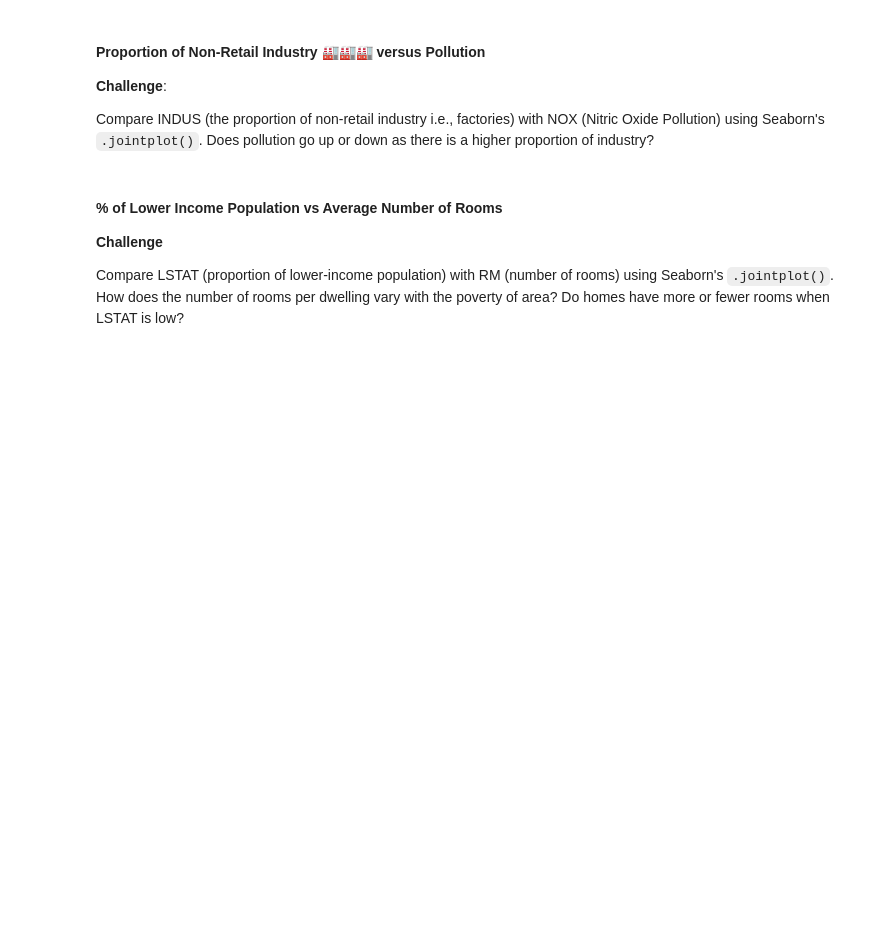
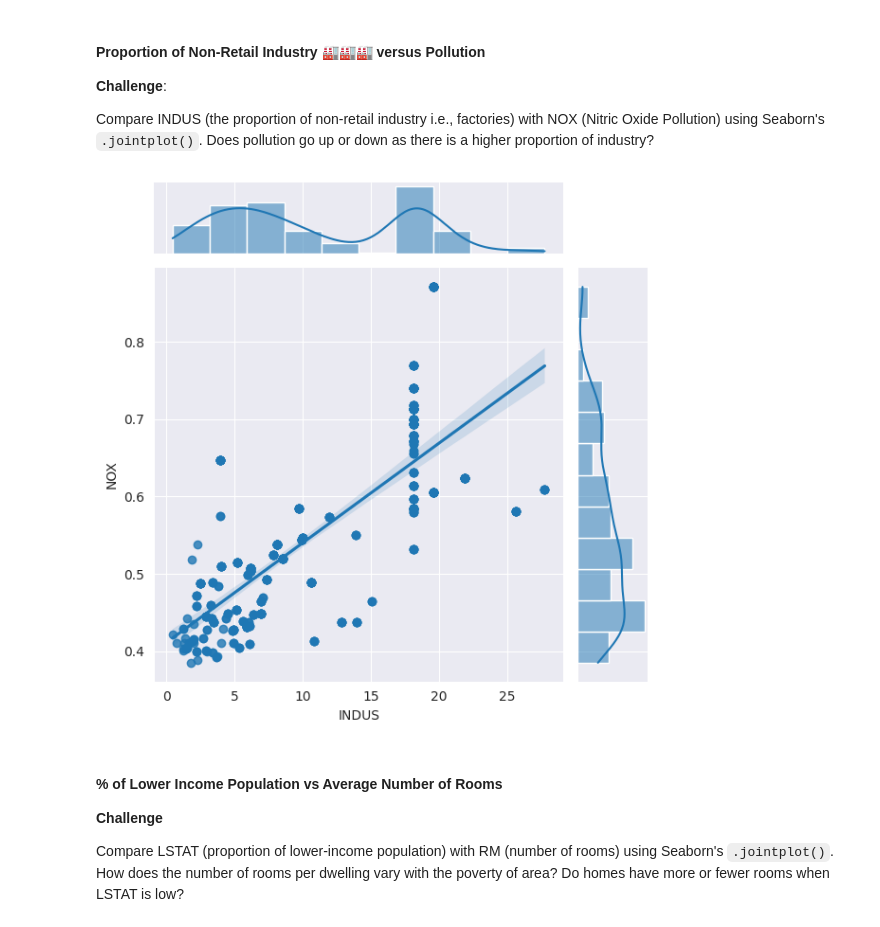
Before and after one commit to juandrzej/100days_of_code, a Jupyter notebook: 100days_of_code_day81_boston_house_prices/Multivariable_Regression_and_Valuation_Model.ipynb, the cells around one changed output. Drawn from its saved outputs; the diff is of its cells as text; code cells hidden in the pictures; blank space fills up the shorter version.

```diff
--- a/100days_of_code_day81_boston_house_prices/Multivariable_Regression_and_Valuation_Model.ipynb
+++ b/100days_of_code_day81_boston_house_prices/Multivariable_Regression_and_Valuation_Model.ipynb
@@ -267,6 +286,16 @@ Compare DIS (Distance from employment) with NOX (Nitric Oxide Pollution) using S
 **Challenge**:
 
 Compare INDUS (the proportion of non-retail industry i.e., factories) with NOX (Nitric Oxide Pollution) using Seaborn's `.jointplot()`. Does pollution go up or down as there is a higher proportion of industry?
+# %%
+with sns.axes_style('darkgrid'):
+    sns.jointplot(
+        data=cut_data,
+        x='INDUS',
+        y='NOX',
+        kind='reg',
+    )
+# %% [output]
+[figure, added]
 # %% [markdown]
 #### % of Lower Income Population vs Average Number of Rooms
 
```
Also changed, not shown: parts of 5 cells of this notebook.
